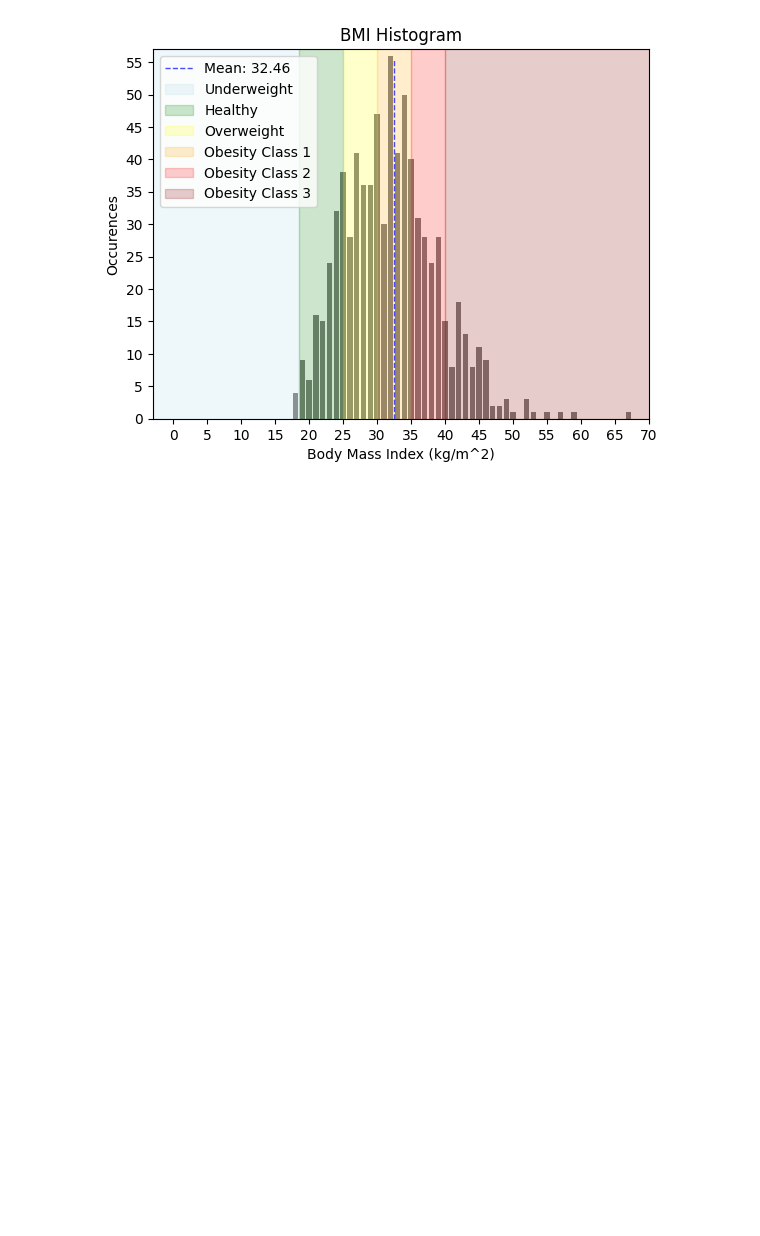
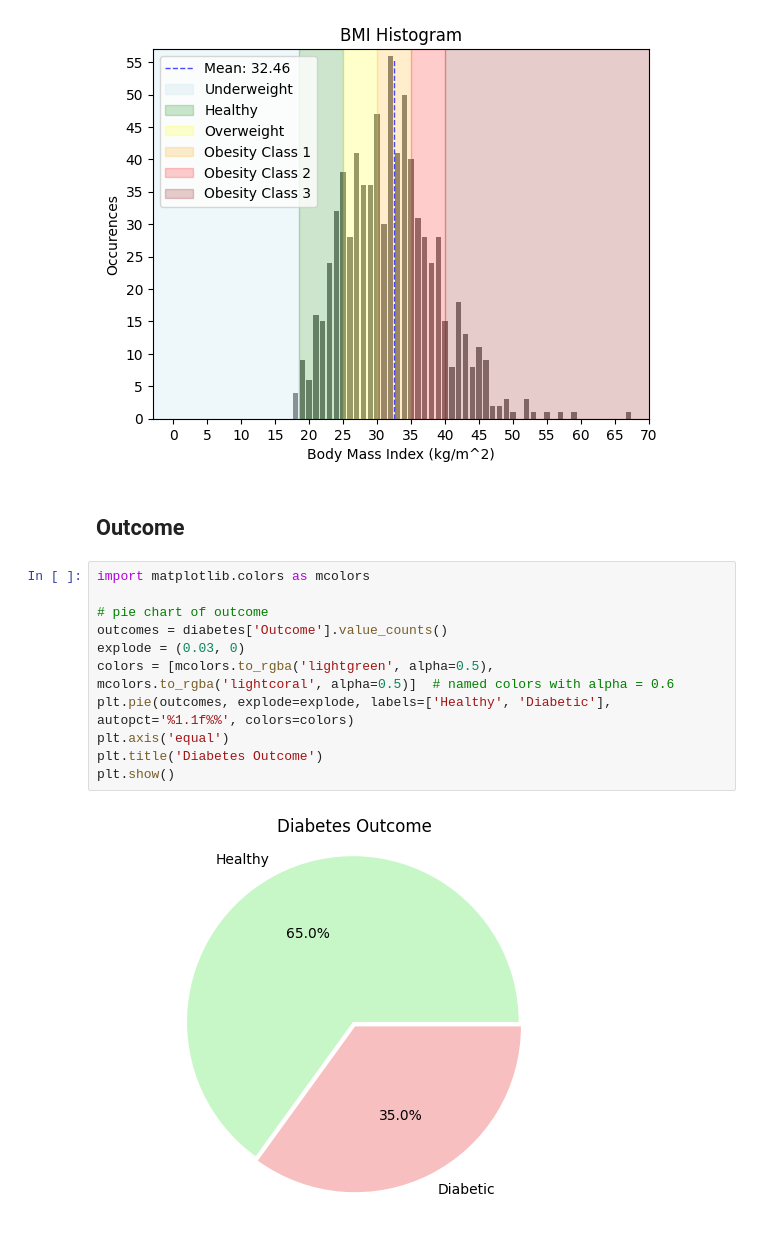
Before and after one commit to Bluxen/DA-Project1, a Jupyter notebook: 13_diabetes_prediction.ipynb, the cells around one changed output. Saved outputs shown, nothing was run; the diff lists cells and outputs as text; blank space fills up the shorter version.

Commit message:
added outcome chart

```diff
--- a/13_diabetes_prediction.ipynb
+++ b/13_diabetes_prediction.ipynb
@@ -316,3 +316,18 @@ plt.ylabel('Occurences')
 plt.show()
 # %% [output]
 [figure]
+# %% [markdown]
+## Outcome
+# %%
+import matplotlib.colors as mcolors
+
+# pie chart of outcome
+outcomes = diabetes['Outcome'].value_counts()
+explode = (0.03, 0)
+colors = [mcolors.to_rgba('lightgreen', alpha=0.5), mcolors.to_rgba('lightcoral', alpha=0.5)]  # named colors with alpha = 0.6
+plt.pie(outcomes, explode=explode, labels=['Healthy', 'Diabetic'], autopct='%1.1f%%', colors=colors)
+plt.axis('equal')
+plt.title('Diabetes Outcome')
+plt.show()
+# %% [output]
+[figure, added]
```
